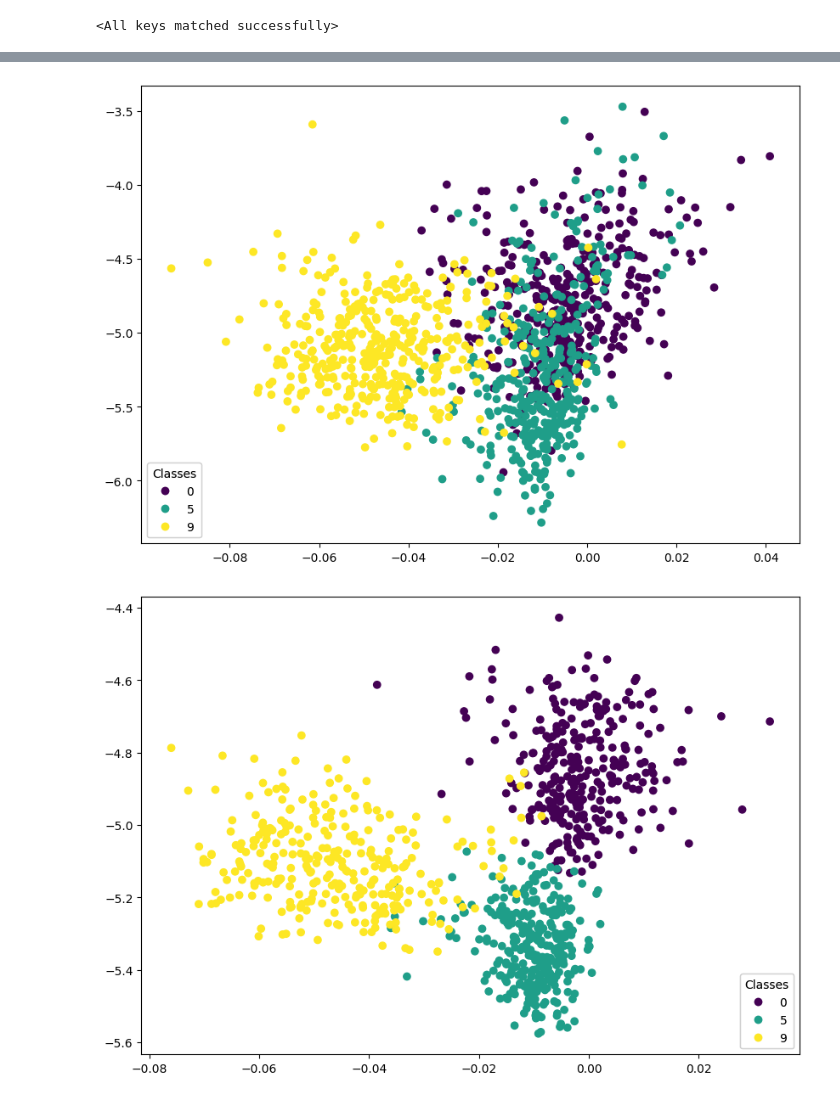
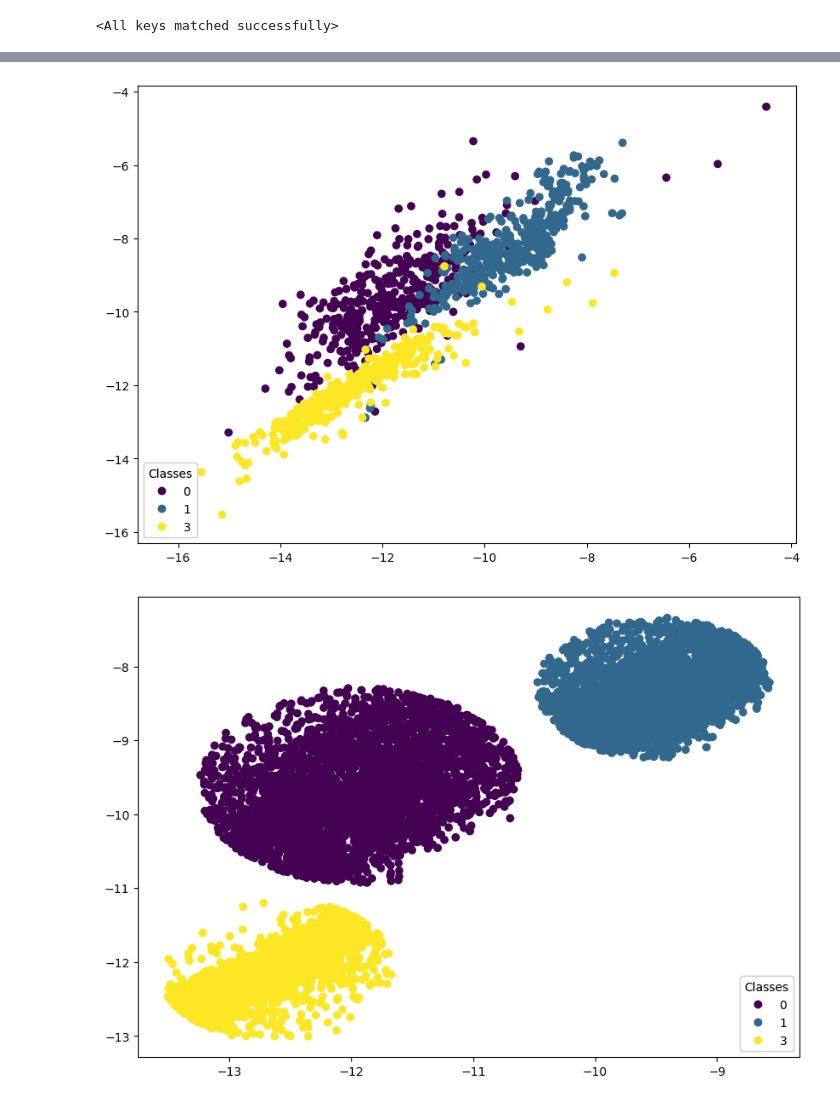
Before and after one commit to StefRodopCodes94/CounterFactual-VAE, a Jupyter notebook: Model/Mnist_VAE.ipynb, the cells around one changed output, grey strips where cells are left out. Cells and saved outputs as stored; diff of their text form; code cells hidden in the pictures.

```diff
--- a/Model/Mnist_VAE.ipynb
+++ b/Model/Mnist_VAE.ipynb
@@ -81,12 +81,6 @@ class VAE(nn.Module):
         z = self.reparameterize(mu, logvar)
         x_hat = self.decode(z)
         return x_hat, mu, logvar
-# %%
- # Loss function: reconstruction loss + KL divergence loss
-def loss_function(x_hat, x, z_mean, z_logvar):
-        bce_loss = nn.functional.binary_cross_entropy(x_hat, x.view(-1, 784), reduction='sum')
-        kld_loss = -0.5 * torch.sum(1 + z_logvar - z_mean.pow(2) - z_logvar.exp())
-        return bce_loss + kld_loss
 # %%
 # Define the VAE model
 model = VAE()
@@ -107,9 +101,9 @@ def train(model, train_loader, learning_rate, num_epochs, device):
 
     # Loss function: reconstruction loss + KL divergence loss
     def loss_function(x_hat, x, z_mean, z_logvar):
-        bce_loss = nn.functional.binary_cross_entropy(x_hat, x.view(-1, 784), reduction='sum')
+        bce_loss = nn.functional.mse_loss(x_hat, x.view(-1, 784), reduction='sum')
         kld_loss = -0.5 * torch.sum(1 + z_logvar - z_mean.pow(2) - z_logvar.exp())
-        return bce_loss + kld_loss #  (0.01  *kld_loss)
+        return bce_loss + (kld_loss * 0.01) #  (0.01  *kld_loss)
 
     model.train()
     for epoch in range(num_epochs):
@@ -163,7 +157,7 @@ VAE.load_state_dict(model, torch.load('../Model/VAE_Mnist.pth'))
 # %%
 
 # Define the subset of MNIST data to visualize
-indices = torch.where((mnist_train.targets == 0)  | (mnist_train.targets == 9)|(mnist_train.targets == 5))[0]
+indices = torch.where((mnist_train.targets == 0)  | (mnist_train.targets == 1)|(mnist_train.targets == 3))[0]
 mnist_subset = mnist_train.data[indices]
 mnist_subset_targets = mnist_train.targets[indices]
 
@@ -192,14 +186,14 @@ plt.show()
 import random
 
 # Define the subset of MNIST data to visualize
-indices = torch.where((mnist_train.targets == 0)  | (mnist_train.targets == 9)|(mnist_train.targets == 5))[0]
+indices = torch.where((mnist_train.targets == 0)  | (mnist_train.targets == 1)|(mnist_train.targets == 3))[0]
 mnist_subset = mnist_train.data[indices]
 mnist_subset_targets = mnist_train.targets[indices]
 
 # Select 500 samples from each class randomly
 samples_per_class = 400
 class_indices = []
-for i in [0,  5,9]:
+for i in [0,  1,3]:
     class_i_indices = torch.where(mnist_subset_targets == i)[0]
     selected_indices = random.sample(class_i_indices.tolist(), samples_per_class)
     class_indices += selected_indices
@@ -228,18 +222,18 @@ legend = ax.legend(*scatter.legend_elements(), loc="lower left", title="Classes"
 ax.add_artist(legend)
 plt.show()
 # %% [output]
-[figure, old version]
+[figure, new version]
 # %%
 import torch
 import numpy as np
 
 # Define the subset of MNIST data to visualize
-indices = torch.where((mnist_train.targets == 0)  | (mnist_train.targets == 9)|(mnist_train.targets == 5))[0]
+indices = torch.where((mnist_train.targets == 0)  | (mnist_train.targets == 1)|(mnist_train.targets == 3))[0]
 mnist_subset = mnist_train.data[indices]
 mnist_subset_targets = mnist_train.targets[indices]
 
 # Pass the subset to a DataLoader
-batch_size = 64
+batch_size = 16
 subset_loader = torch.utils.data.DataLoader(torch.utils.data.TensorDataset(mnist_subset.float().unsqueeze(1)/255.), batch_size=batch_size)
 
 # Get the latent representations of the subset
@@ -253,49 +247,49 @@ with torch.no_grad():
 
 # Compute the mean of the latent vectors for each class
 means = []
-for i in [0,5,9]:
+for i in [0,1,3]:
     class_indices = (mnist_subset_targets == i).nonzero().squeeze()
     class_vectors = latent_vectors[class_indices]
     mean = class_vectors.mean(dim=0)
     means.append(mean)
 
 # Select x samples from each class that are close to the mean, but not too close
-num_samples = 300
+num_samples = 3500
 sample_indices = []
-for i, mean in zip([0,5,9], means):
+for i, mean in zip([0,1,3], means):
     class_indices = (mnist_subset_targets == i).nonzero().squeeze()
     class_vectors = latent_vectors[class_indices]
     distances = np.linalg.norm(class_vectors - mean.cpu().numpy(), axis=1)
     sorted_indices = np.argsort(distances)
     closest_indices = sorted_indices[:num_samples//2]
     farthest_indices = sorted_indices[num_samples//2:num_samples]
     sample_indices.extend(class_indices[closest_indices].tolist())
     sample_indices.extend(class_indices[farthest_indices].tolist())
 
 # Select the samples from the subset and their corresponding targets
 mnist_subset = mnist_subset[sample_indices]
 mnist_subset_targets = mnist_subset_targets[sample_indices]
 
 # Pass the subset to a DataLoader
 subset_loader = torch.utils.data.DataLoader(torch.utils.data.TensorDataset(mnist_subset.float().unsqueeze(1)/255.), batch_size=batch_size)
 
 # Get the latent representations of the subset
 with torch.no_grad():
     latent_vectors = []
     for batch in subset_loader:
         batch = batch[0].to(device)
         _, _, z = model(batch)
         latent_vectors.append(z)
     latent_vectors = torch.cat(latent_vectors, dim=0)
 
 # Visualize the latent vectors
 fig, ax = plt.subplots(figsize=(10, 7))
 scatter = ax.scatter(latent_vectors[:, 0], latent_vectors[:, 1], c=mnist_subset_targets, cmap='viridis')
 legend = ax.legend(*scatter.legend_elements(), loc="lower right", title="Classes")
 ax.add_artist(legend)
 plt.show()
 # %% [output]
-[figure, old version]
+[figure, new version]
 # %%
 from sklearn.linear_model import LogisticRegression
 from sklearn.naive_bayes import GaussianNB
```
Also changed, not shown: parts of 7 cells of this notebook, 1 other file.
